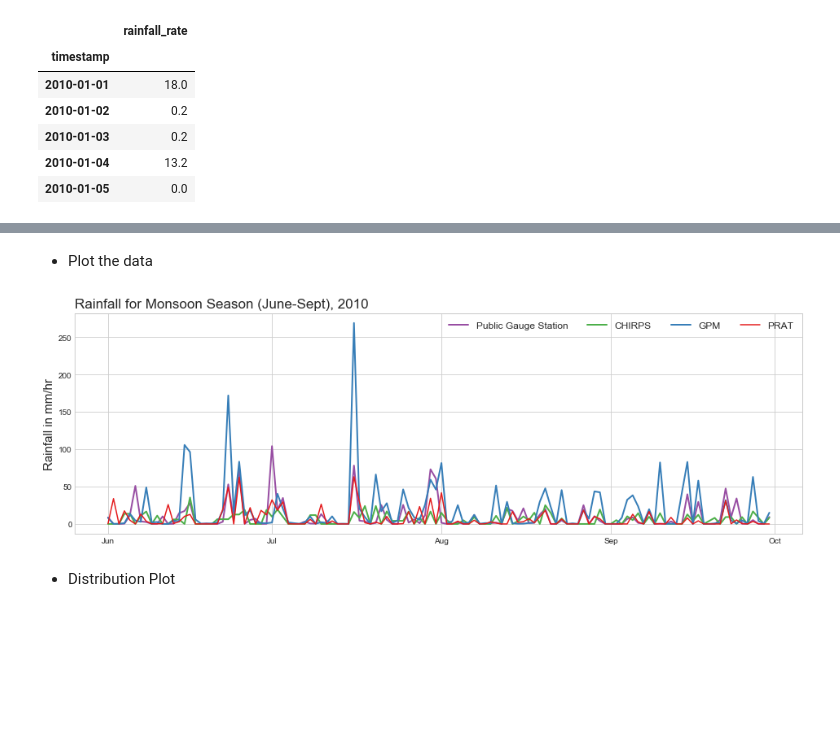
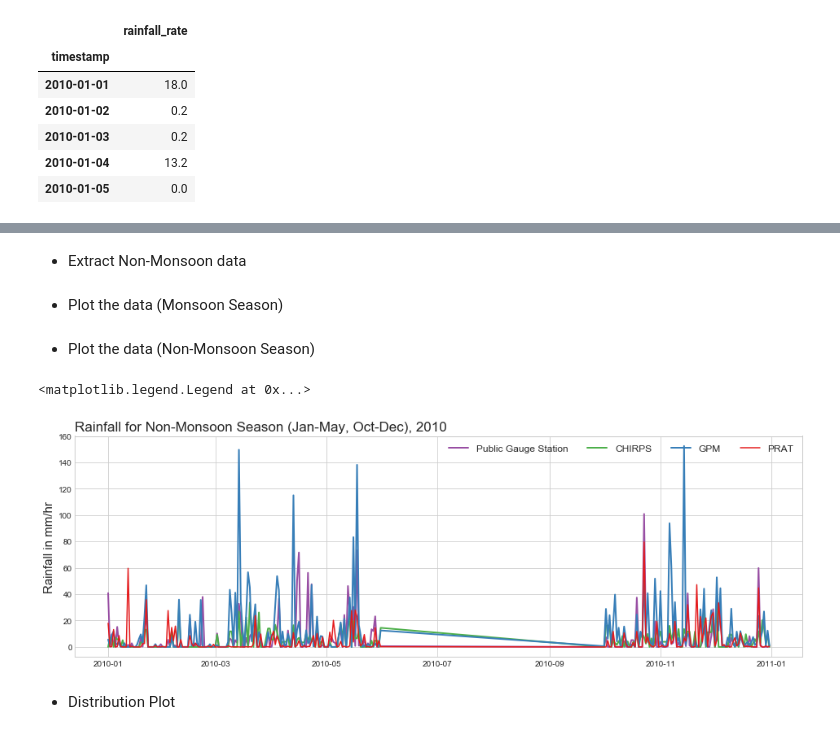
Before and after one commit to dsaharia/PRAT-Rainfall, a Jupyter notebook: imager-rainfall/01_Singapore_prat.ipynb, the cells around one changed output, grey strips where cells are left out. Drawn from its saved outputs; the diff is of its cells as text; code cells hidden in the pictures; blank space fills up the shorter version.

```diff
--- a/imager-rainfall/01_Singapore_prat.ipynb
+++ b/imager-rainfall/01_Singapore_prat.ipynb
@@ -153,23 +157,58 @@ monsoon_gauge = gauge_station_df[(gauge_station_df.index.month >= JUNE) & (gauge
 monsoon_gauge = monsoon_gauge.sort_index(axis=0)
 monsoon_gpm = gpm_sampled.sel(time=slice('2010-06-01','2010-09-30'))
+# %% [markdown]
+- Extract Non-Monsoon data
+# %%
+non_monsoon_prat = prat_sampled_df[(prat_sampled_df.index.month < JUNE) |
+                               (prat_sampled_df.index.month > SEPT)]
+
+non_monsoon_gauge = gauge_station_df[(gauge_station_df.index.month < JUNE) |
+                                 (gauge_station_df.index.month > SEPT)]
+non_monsoon_gauge = non_monsoon_gauge.sort_index(axis=0)
+
+non_monsoon_gpm = gpm_sampled.sel(time=slice('2010-01-01','2010-05-31'))
+non_monsoon_gpm = non_monsoon_gpm.merge(gpm_sampled.sel(time=slice('2010-10-01','2010-12-31')))
+non_monsoon_gpm
+
+non_monsoon_chirps = chirps_dataset.sel(time=slice('2010-01-01','2010-05-31'),
+                                    longitude=103.67499, latitude=1.324997)
+non_monsoon_chirps = non_monsoon_chirps.merge(chirps_dataset.sel(time=slice('2010-10-01','2010-12-31'),
+                                    longitude=103.67499, latitude=1.324997))
 # %% [markdown]
-* Plot the data
+* Plot the data (Monsoon Season)
 # %%
-plt.plot(monsoon_gauge['rainfall_rate'], linewidth=2, label='Public Gauge Station', c='#984ea3')
-plt.plot(monsoon_chirps['time'], monsoon_chirps['precip'], label='CHIRPS', linewidth=2, c='#4daf4a')
-plt.plot(monsoon_gpm['time'], monsoon_gpm['precipitationCal'], linewidth=2, label="GPM", c='#377eb8')
-plt.plot(monsoon_prat['rainfall_rate'], label='PRAT', c='#e41a1c')
-plt.title('Rainfall for Monsoon Season (June-Sept), 2010', loc='left', fontsize=17)
-plt.ylabel("Rainfall in mm/hr", fontsize=15)
-ax = plt.gca()
-locator = mdates.MonthLocator()
-month_fmt = mdates.DateFormatter('%b')
-ax.xaxis.set_major_locator(locator)
-ax.xaxis.set_major_formatter(month_fmt)
-plt.legend(loc='upper right', ncol=4, prop={'size': 12}, fontsize=16)
-plt.savefig('Figures/monsoon_full.pdf')
+# plt.plot(monsoon_gauge['rainfall_rate'], linewidth=2, label='Public Gauge Station', c='#984ea3')
+# plt.plot(monsoon_chirps['time'], monsoon_chirps['precip'], label='CHIRPS', linewidth=2, c='#4daf4a')
+# plt.plot(monsoon_gpm['time'], monsoon_gpm['precipitationCal'], linewidth=2, label="GPM", c='#377eb8')
+# plt.plot(monsoon_prat['rainfall_rate'], label='PRAT', c='#e41a1c')
+# plt.title('Rainfall for Monsoon Season (June-Sept), 2010', loc='left', fontsize=17)
+# plt.ylabel("Rainfall in mm/hr", fontsize=15)
+# ax = plt.gca()
+# locator = mdates.MonthLocator()
+# month_fmt = mdates.DateFormatter('%b')
+# ax.xaxis.set_major_locator(locator)
+# ax.xaxis.set_major_formatter(month_fmt)
+# plt.legend(loc='upper right', ncol=4, prop={'size': 12}, fontsize=16)
+#plt.savefig('Figures/monsoon_full.pdf')
-# %% [output]
-[figure, removed]
+# %% [markdown]
+- Plot the data (Non-Monsoon Season)
+# %%
+plt.plot(non_monsoon_gauge['rainfall_rate'], linewidth=2, label='Public Gauge Station', c='#984ea3')
+plt.plot(non_monsoon_chirps['time'], non_monsoon_chirps['precip'], label='CHIRPS', linewidth=2, c='#4daf4a')
+plt.plot(non_monsoon_gpm['time'], non_monsoon_gpm['precipitationCal'], linewidth=2, label="GPM", c='#377eb8')
+plt.plot(non_monsoon_prat['rainfall_rate'], label='PRAT', c='#e41a1c')
+plt.title('Rainfall for Non-Monsoon Season (Jan-May, Oct-Dec), 2010', loc='left', fontsize=17)
+plt.ylabel("Rainfall in mm/hr", fontsize=15)
+# ax = plt.gca()
+# locator = mdates.MonthLocator()
+# month_fmt = mdates.DateFormatter('%b')
+# ax.xaxis.set_major_locator(locator)
+# ax.xaxis.set_major_formatter(month_fmt)
+plt.legend(loc='upper right', ncol=4, prop={'size': 12}, fontsize=16)
+#plt.savefig('Figures/non_monsoon_full.pdf')
+# %% [output]
+<matplotlib.legend.Legend at 0x...>
+[figure, added]
 # %% [markdown]
 * Distribution Plot
 # %%
```
Also changed, not shown: parts of 8 cells of this notebook.
